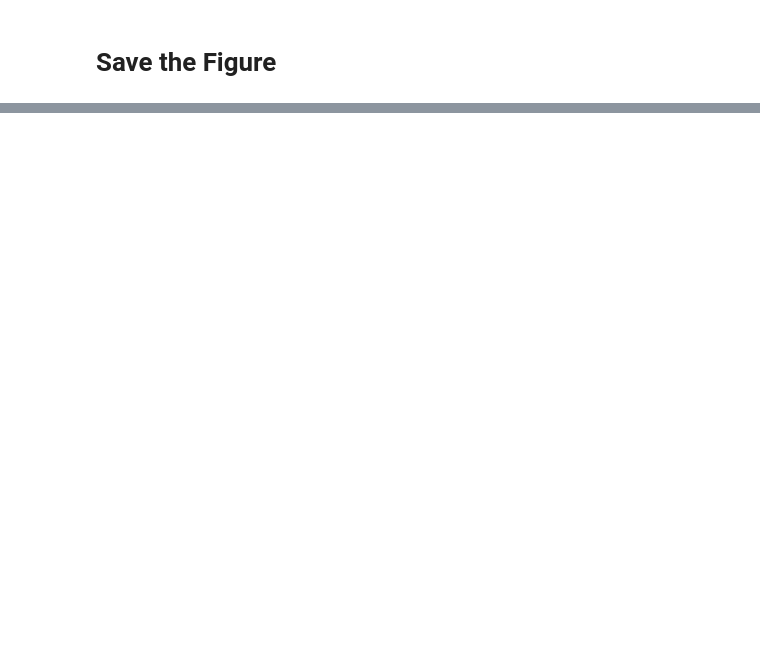
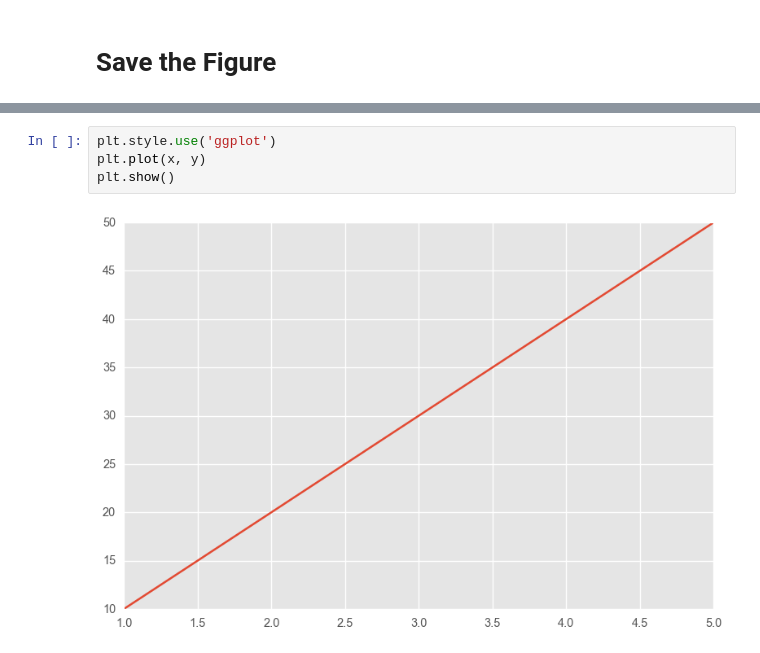
Before and after one commit to saeemane05/Python_Data_Analysis_Fundamental, a Jupyter notebook: MATPLOTLIB/01_basics.ipynb, the cells around one changed output, grey strips where cells are left out. Saved outputs shown, nothing was run; the diff lists cells and outputs as text; blank space fills up the shorter version.

```diff
--- a/MATPLOTLIB/01_basics.ipynb
+++ b/MATPLOTLIB/01_basics.ipynb
@@ -131,0 +155,6 @@ plt.show()
+# %%
+plt.style.use('ggplot')
+plt.plot(x, y)
+plt.show()
+# %% [output]
+[figure, added]
```
Also changed, not shown: parts of 13 cells of this notebook.
